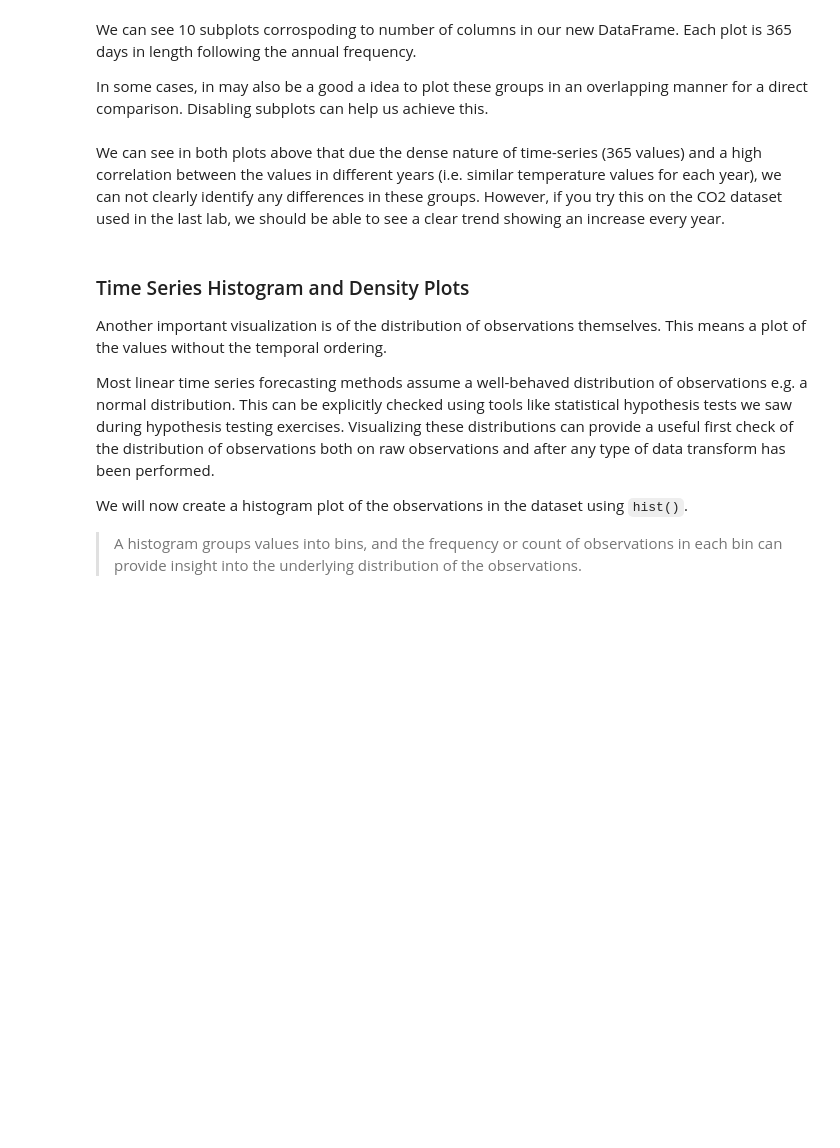
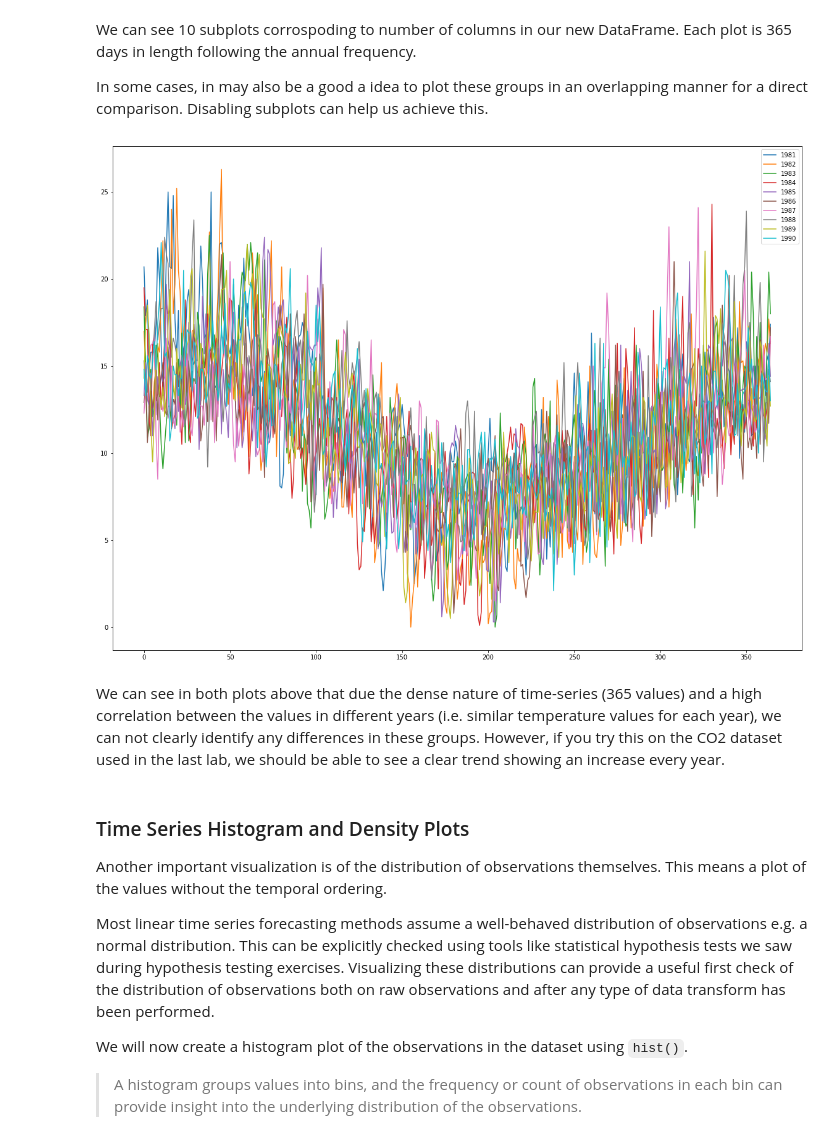
Before and after one commit to learn-co-students/ds-ts-visualize_ts-nyc-career-ds-062518, a Jupyter notebook: index.ipynb, the cells around one changed output. Saved outputs shown, nothing was run; the diff lists cells and outputs as text; code cells hidden in the pictures; blank space fills up the shorter version.

```diff
--- a/index.ipynb
+++ b/index.ipynb
@@ -98,6 +128,9 @@ We can see 10 subplots corrospoding to number of columns in our new DataFrame. E
 In some cases, in may also be a good a idea to plot these groups in an overlapping manner for a direct comparison. Disabling subplots can help us achieve this.
 # %%
 # Plot overlapping yearly groups
+temp_annual.plot(figsize = (20,15), legend=True);
+# %% [output]
+[figure, added]
 # %% [markdown]
 We can see in both plots above that due the dense nature of time-series (365 values) and a high correlation between the values in different years (i.e. similar temperature values for each year), we can not clearly identify any differences in these groups. However, if you try this on the CO2 dataset used in the last lab, we should be able to see a clear trend showing an increase every year.
 # %% [markdown]
```
Also changed, not shown: parts of 11 cells of this notebook.
